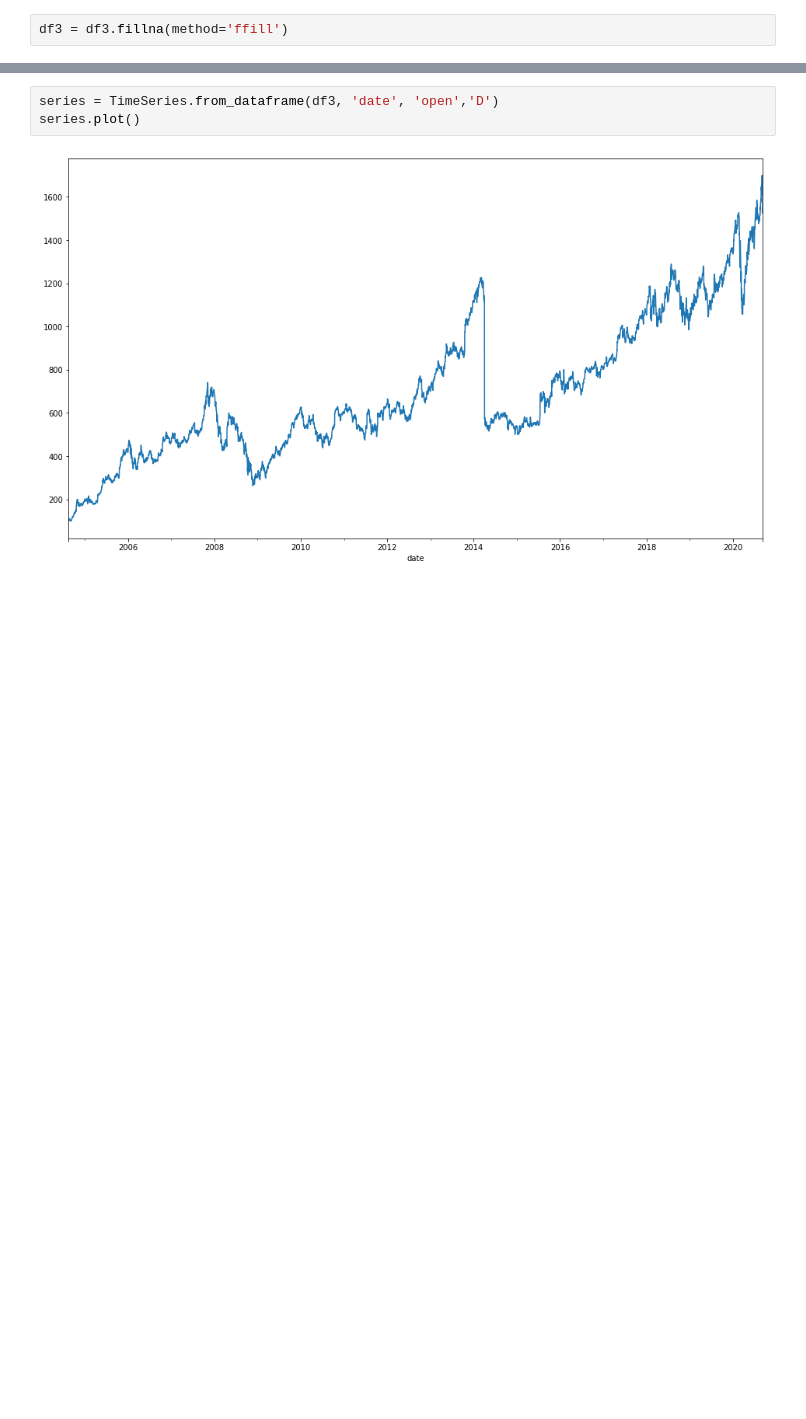
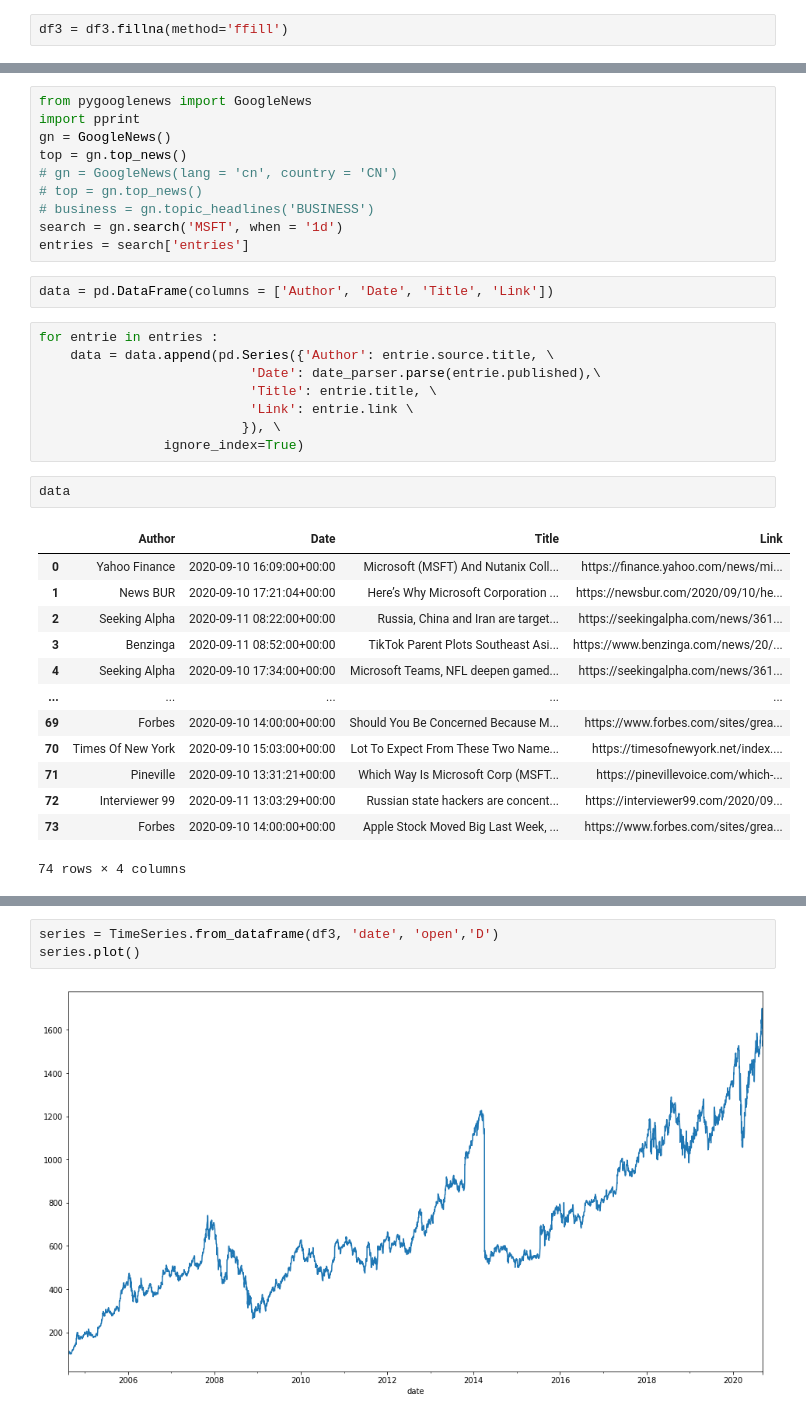
Before and after one commit to yanggautier/trading_project, a Jupyter notebook: trad2.ipynb, the cells around one changed output, grey strips where cells are left out. Saved outputs shown, nothing was run; the diff lists cells and outputs as text; blank space fills up the shorter version.

```diff
--- a/trad2.ipynb
+++ b/trad2.ipynb
@@ -97,0 +201,36 @@ from darts import TimeSeries
+# %%
+from pygooglenews import GoogleNews
+import pprint
+gn = GoogleNews()
+top = gn.top_news()
+# gn = GoogleNews(lang = 'cn', country = 'CN')
+# top = gn.top_news()
+# business = gn.topic_headlines('BUSINESS')
+search = gn.search('MSFT', when = '1d')
+entries = search['entries']
+# %%
+data = pd.DataFrame(columns = ['Author', 'Date', 'Title', 'Link'])
+# %%
+for entrie in entries :
+    data = data.append(pd.Series({'Author': entrie.source.title, \
+                           'Date': date_parser.parse(entrie.published),\
+                           'Title': entrie.title, \
+                           'Link': entrie.link \
+                          }), \
+                ignore_index=True)
+# %%
+data
+# %% [output]
+|  | Author | Date | Title | Link |
+| 0 | Yahoo Finance | 2020-09-10 16:09:00+00:00 | Microsoft (MSFT) And Nutanix Coll... | https://finance.yahoo.com/news/mi... |
+| 1 | News BUR | 2020-09-10 17:21:04+00:00 | Here’s Why Microsoft Corporation ... | https://newsbur.com/2020/09/10/he... |
+| 2 | Seeking Alpha | 2020-09-11 08:22:00+00:00 | Russia, China and Iran are target... | https://seekingalpha.com/news/361... |
+| 3 | Benzinga | 2020-09-11 08:52:00+00:00 | TikTok Parent Plots Southeast Asi... | https://www.benzinga.com/news/20/... |
+| 4 | Seeking Alpha | 2020-09-10 17:34:00+00:00 | Microsoft Teams, NFL deepen gamed... | https://seekingalpha.com/news/361... |
+| ... | ... | ... | ... | ... |
+| 69 | Forbes | 2020-09-10 14:00:00+00:00 | Should You Be Concerned Because M... | https://www.forbes.com/sites/grea... |
+| 70 | Times Of New York | 2020-09-10 15:03:00+00:00 | Lot To Expect From These Two Name... | https://timesofnewyork.net/index.... |
+| 71 | Pineville | 2020-09-10 13:31:21+00:00 | Which Way Is Microsoft Corp (MSFT... | https://pinevillevoice.com/which-... |
+| 72 | Interviewer 99 | 2020-09-11 13:03:29+00:00 | Russian state hackers are concent... | https://interviewer99.com/2020/09... |
+| 73 | Forbes | 2020-09-10 14:00:00+00:00 | Apple Stock Moved Big Last Week, ... | https://www.forbes.com/sites/grea... |
+74 rows × 4 columns
```
Also changed, not shown: parts of 28 cells of this notebook, 4 other files.
